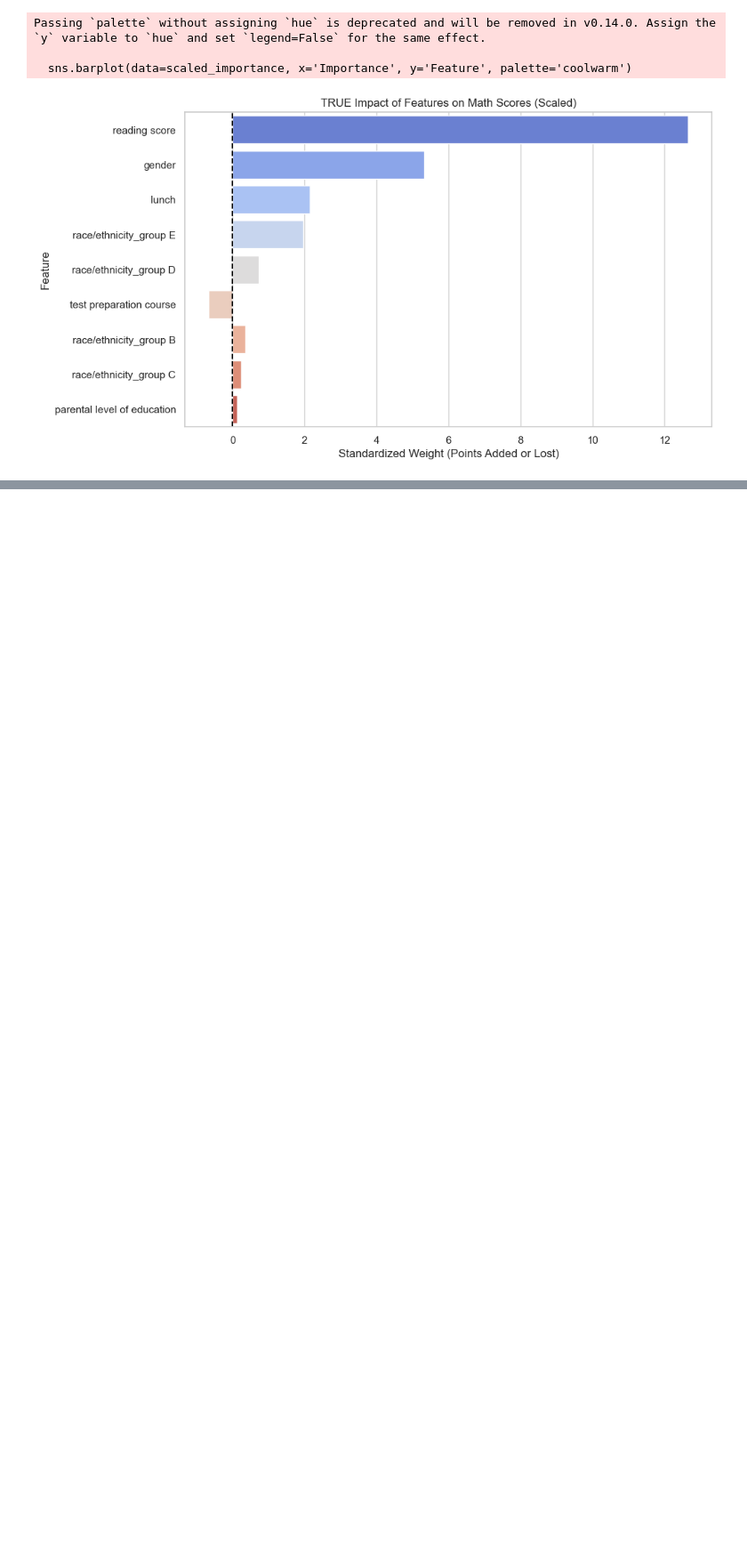
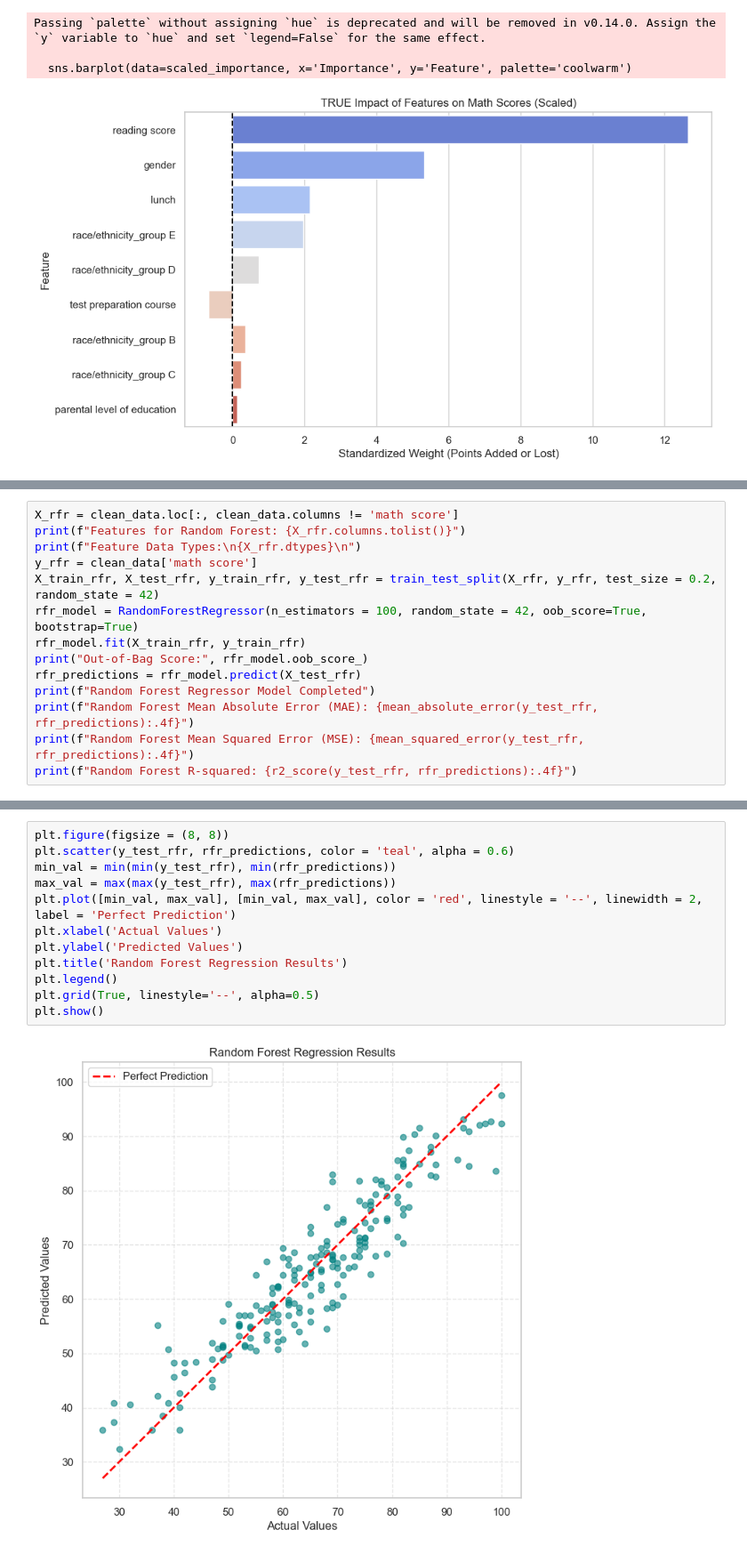
Before and after one commit to VaibhavNileshKumarDave/synent-task8-mlmodel-vaibhav-dave, a Jupyter notebook: notebooks/StudentsPerformance.ipynb, the cells around one changed output, grey strips where cells are left out. Shown at 89% size. Cells and saved outputs as stored; diff of their text form; blank space fills up the shorter version.

Commit message:
Implement Random Forest Regression Model with Scatter Chart

```diff
--- a/notebooks/StudentsPerformance.ipynb
+++ b/notebooks/StudentsPerformance.ipynb
@@ -206,0 +213,14 @@ Passing `palette` without assigning `hue` is deprecated and will be removed in v
+# %%
+X_rfr = clean_data.loc[:, clean_data.columns != 'math score']
+print(f"Features for Random Forest: {X_rfr.columns.tolist()}")
+print(f"Feature Data Types:\n{X_rfr.dtypes}\n")
+y_rfr = clean_data['math score']
+X_train_rfr, X_test_rfr, y_train_rfr, y_test_rfr = train_test_split(X_rfr, y_rfr, test_size = 0.2, random_state = 42)
+rfr_model = RandomForestRegressor(n_estimators = 100, random_state = 42, oob_score=True, bootstrap=True)
+rfr_model.fit(X_train_rfr, y_train_rfr)
+print("Out-of-Bag Score:", rfr_model.oob_score_)
+rfr_predictions = rfr_model.predict(X_test_rfr)
+print(f"Random Forest Regressor Model Completed")
+print(f"Random Forest Mean Absolute Error (MAE): {mean_absolute_error(y_test_rfr, rfr_predictions):.4f}")
+print(f"Random Forest Mean Squared Error (MSE): {mean_squared_error(y_test_rfr, rfr_predictions):.4f}")
+print(f"Random Forest R-squared: {r2_score(y_test_rfr, rfr_predictions):.4f}")
@@ -206,0 +247,14 @@ Passing `palette` without assigning `hue` is deprecated and will be removed in v
+# %%
+plt.figure(figsize = (8, 8))
+plt.scatter(y_test_rfr, rfr_predictions, color = 'teal', alpha = 0.6)
+min_val = min(min(y_test_rfr), min(rfr_predictions))
+max_val = max(max(y_test_rfr), max(rfr_predictions))
+plt.plot([min_val, max_val], [min_val, max_val], color = 'red', linestyle = '--', linewidth = 2, label = 'Perfect Prediction')
+plt.xlabel('Actual Values')
+plt.ylabel('Predicted Values')
+plt.title('Random Forest Regression Results')
+plt.legend()
+plt.grid(True, linestyle='--', alpha=0.5)
+plt.show()
+# %% [output]
+[figure, added]
```
Also changed, not shown: parts of 3 cells of this notebook, 2 other files.
